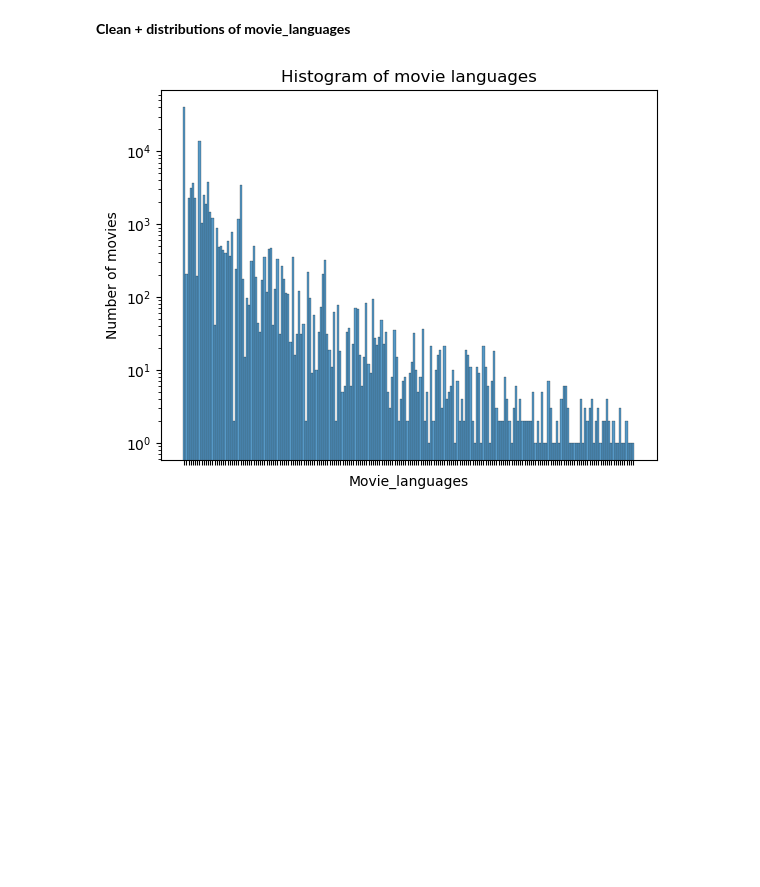
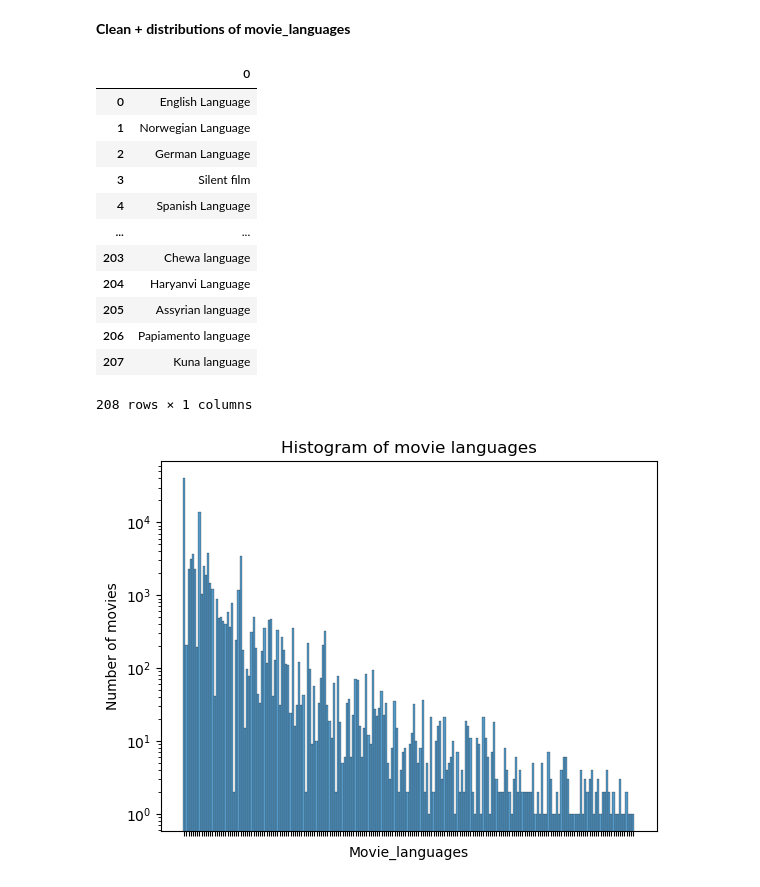
Before and after one commit to epfl-ada/ada-2022-project-silvermafia2022, a Jupyter notebook: project_movies.ipynb, the cells around one changed output. Saved outputs shown, nothing was run; the diff lists cells and outputs as text; code cells hidden in the pictures; blank space fills up the shorter version.

```diff
--- a/project_movies.ipynb
+++ b/project_movies.ipynb
@@ -279,14 +281,32 @@ Name: Movie_runtime, dtype: float64
 # %% [markdown]
 **Clean + distributions of movie_languages**
 # %%
+#One problematic false movie language:'\ud801\udc16\ud801\udc32\ud801\udc49\ud801\udc4b\ud801\udc4c\ud801\udc32' that still
+#has to be dealt with. The lines below are just some tests that were done to try an resolve the issue, withou success
+
 unique = pd.DataFrame(movie_languages.Movie_languages.unique())
+unique
 #From the line above, problematic language value: \ud801\udc16\ud801\udc32\ud801\udc49\ud801\udc4b\ud801\udc4c\ud801\udc32
 #unique.loc[unique == 'English Language']
 #unique[unique[0] == '\ud801\udc16\ud801\udc32\ud801\udc49\ud801\udc4b\ud801\udc4c\ud801\udc32']
 #'utf-8' codec can't encode characters in position 97-108: surrogates not allowed
 #oui = unique == '\ud801\udc16\ud801\udc32\ud801\udc49\ud801\udc4b\ud801\udc4c\ud801\udc32'
 
 #non = oui[0].tolist()
 #non.index(True)
 #unique.iloc[82]
+# %% [output]
+|  | 0 |
+| 0 | English Language |
+| 1 | Norwegian Language |
+| 2 | German Language |
+| 3 | Silent film |
+| 4 | Spanish Language |
+| ... | ... |
+| 203 | Chewa language |
+| 204 | Haryanvi Language |
+| 205 | Assyrian language |
+| 206 | Papiamento language |
+| 207 | Kuna language |
+208 rows × 1 columns
 # %%
```
Also changed, not shown: parts of 12 cells of this notebook.
